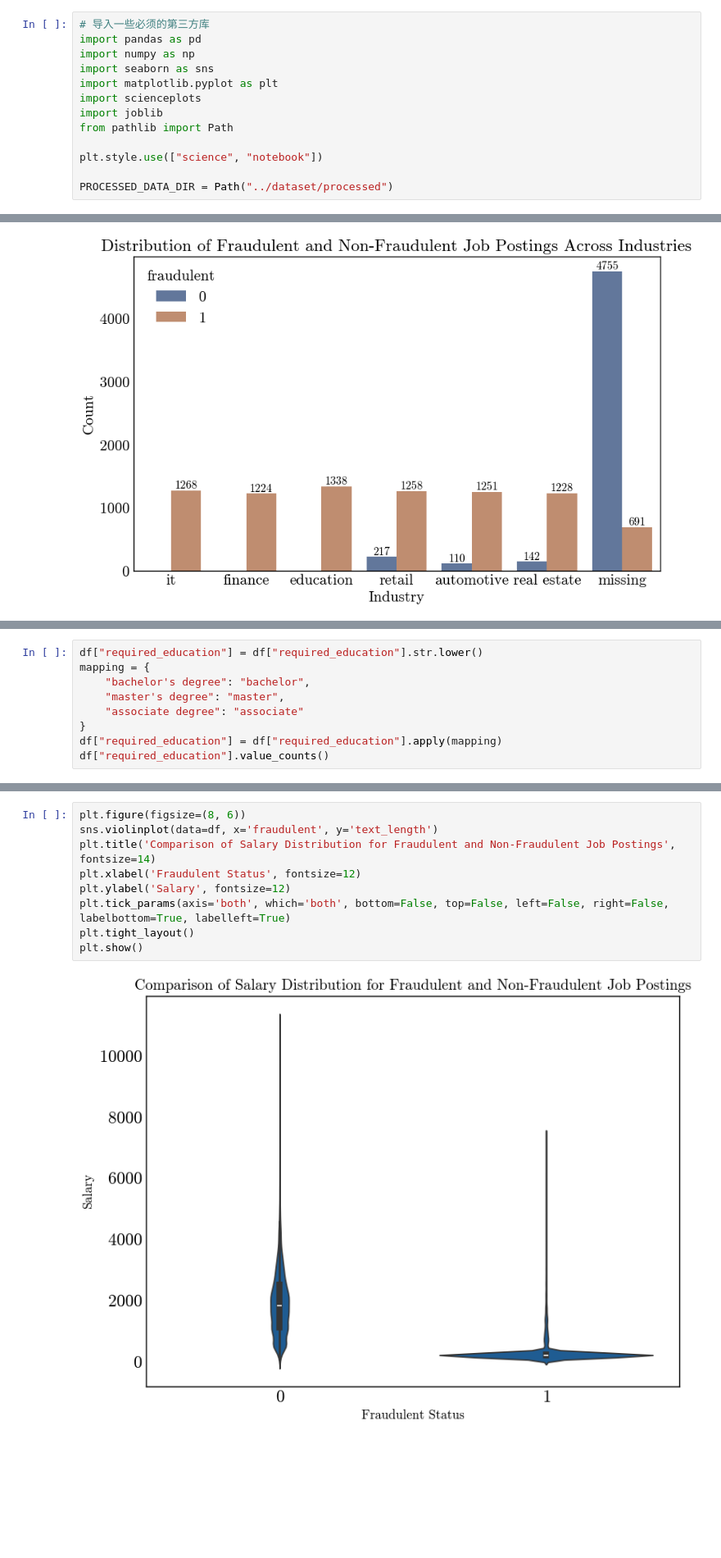
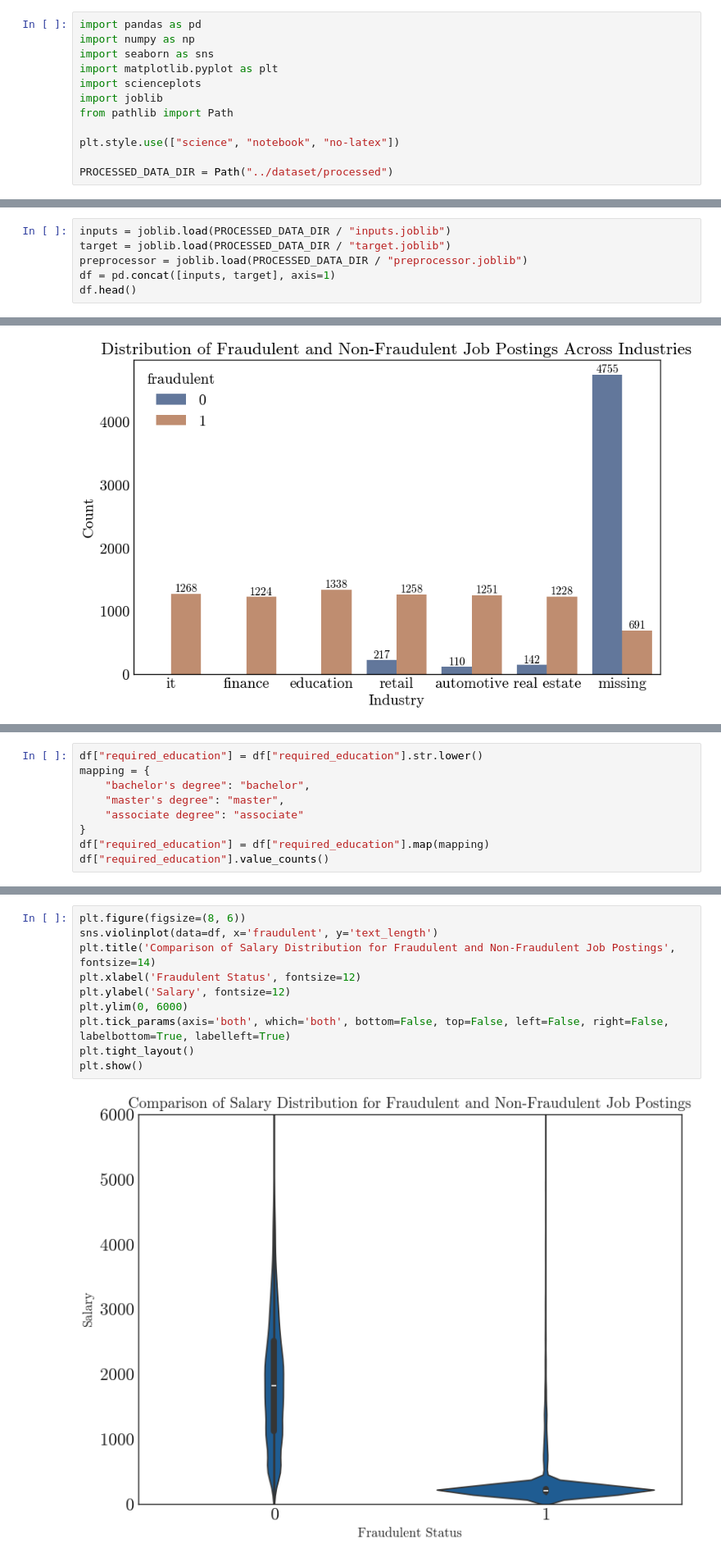
Before and after one commit to ZenCoder-art/ofd, a Jupyter notebook: backend/notebooks/data_analysis.ipynb, the cells around one changed output, grey strips where cells are left out. Shown at 82% size. Drawn from its saved outputs; the diff is of its cells as text; blank space fills up the shorter version.

```diff
--- a/backend/notebooks/data_analysis.ipynb
+++ b/backend/notebooks/data_analysis.ipynb
@@ -1,7 +1,6 @@
 # %% [markdown]
 # 数据分析
 # %%
-# 导入一些必须的第三方库
 import pandas as pd
 import numpy as np
 import seaborn as sns
@@ -10,6 +9,6 @@ import scienceplots
 import joblib
 from pathlib import Path
 
-plt.style.use(["science", "notebook"])
+plt.style.use(["science", "notebook", "no-latex"])
 
 PROCESSED_DATA_DIR = Path("../dataset/processed")
@@ -147,0 +17,6 @@ df.sample(3)
+# %%
+inputs = joblib.load(PROCESSED_DATA_DIR / "inputs.joblib")
+target = joblib.load(PROCESSED_DATA_DIR / "target.joblib")
+preprocessor = joblib.load(PROCESSED_DATA_DIR / "preprocessor.joblib")
+df = pd.concat([inputs, target], axis=1)
+df.head()
@@ -421,6 +224,6 @@ mapping = {
     "master's degree": "master",
     "associate degree": "associate"
 }
-df["required_education"] = df["required_education"].apply(mapping)
+df["required_education"] = df["required_education"].map(mapping)
 df["required_education"].value_counts()
 # %% [output]
@@ -428,14 +235,15 @@ AttributeError: 'bachelor' is not a valid function for 'Series' object
 # %%
 plt.figure(figsize=(8, 6))
 sns.violinplot(data=df, x='fraudulent', y='text_length')
 plt.title('Comparison of Salary Distribution for Fraudulent and Non-Fraudulent Job Postings', fontsize=14)
 plt.xlabel('Fraudulent Status', fontsize=12)
 plt.ylabel('Salary', fontsize=12)
+plt.ylim(0, 6000)
 plt.tick_params(axis='both', which='both', bottom=False, top=False, left=False, right=False, labelbottom=True, labelleft=True)
 plt.tight_layout()
 plt.show()
 # %% [output]
-[figure, old version]
+[figure, new version]
 # %%
 education = df["required_education"].value_counts()[1:6]
 labels = education.index
```
Also changed, not shown: parts of 23 cells of this notebook, 3 other files.
